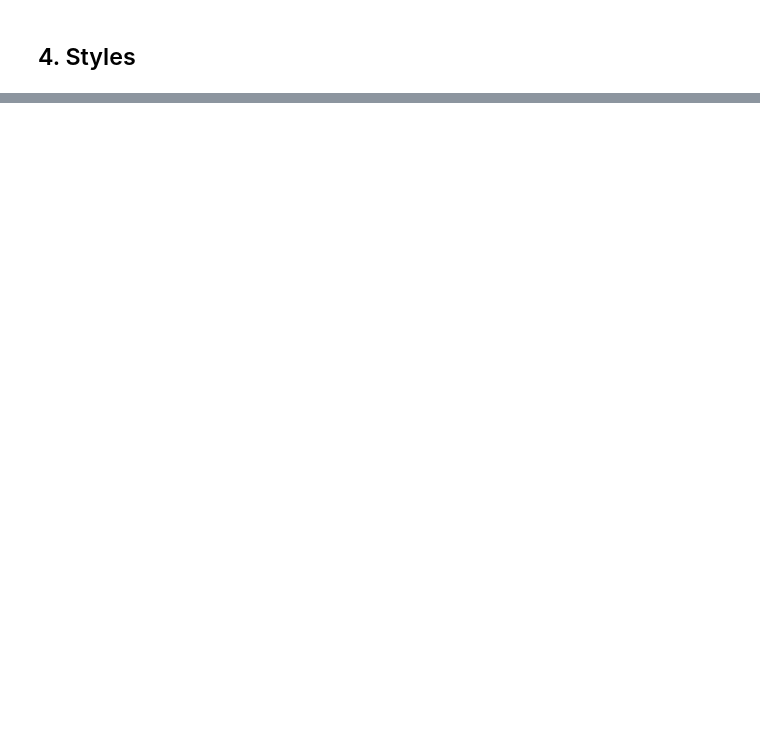
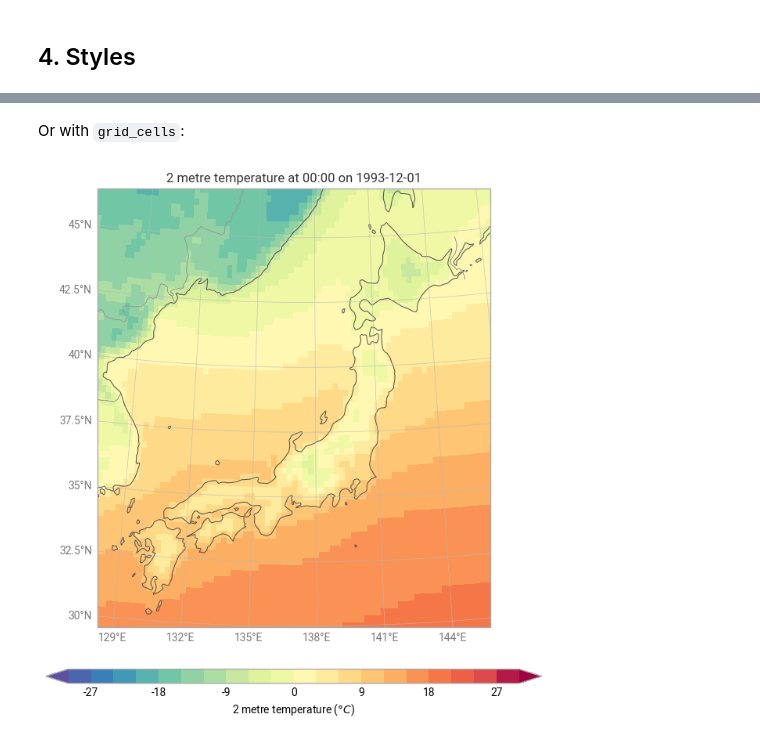
Before and after one commit to ecmwf/earthkit-plots, a Jupyter notebook: docs/examples/guide/04-styles.ipynb, the cells around one changed output, grey strips where cells are left out. Saved outputs shown, nothing was run; the diff lists cells and outputs as text; code cells hidden in the pictures; blank space fills up the shorter version.

```diff
--- a/docs/examples/guide/04-styles.ipynb
+++ b/docs/examples/guide/04-styles.ipynb
@@ -13,0 +56,17 @@ style = ek.plots.styles.Style(
+# %% [markdown]
+Or with `grid_cells`:
+# %%
+chart = ek.plots.Map(domain="Japan")
+
+chart.grid_cells(data, style=style)
+
+chart.coastlines()
+chart.borders()
+chart.gridlines()
+
+chart.title()
+chart.legend()
+
+chart.show()
+# %% [output]
+[figure, added]
```
Also changed, not shown: parts of 16 cells of this notebook, 4 other files.
